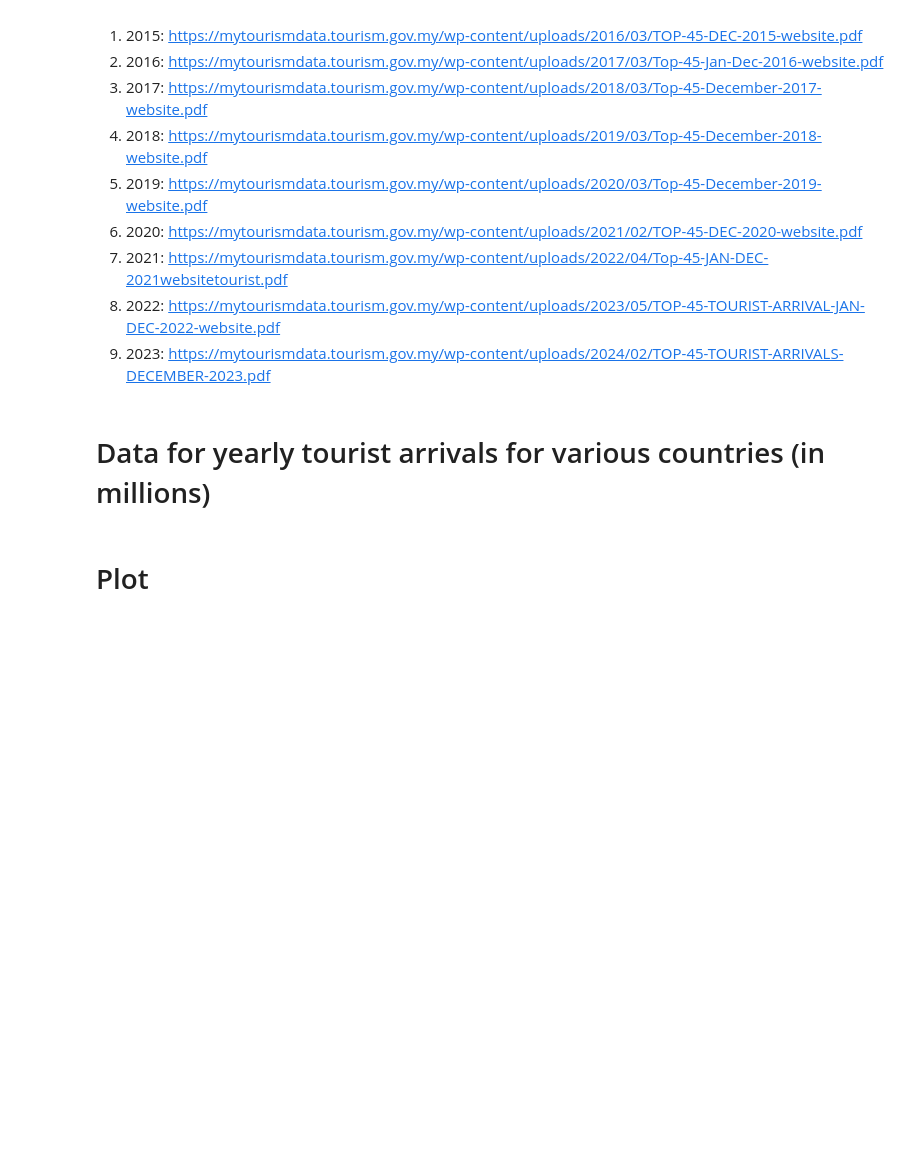
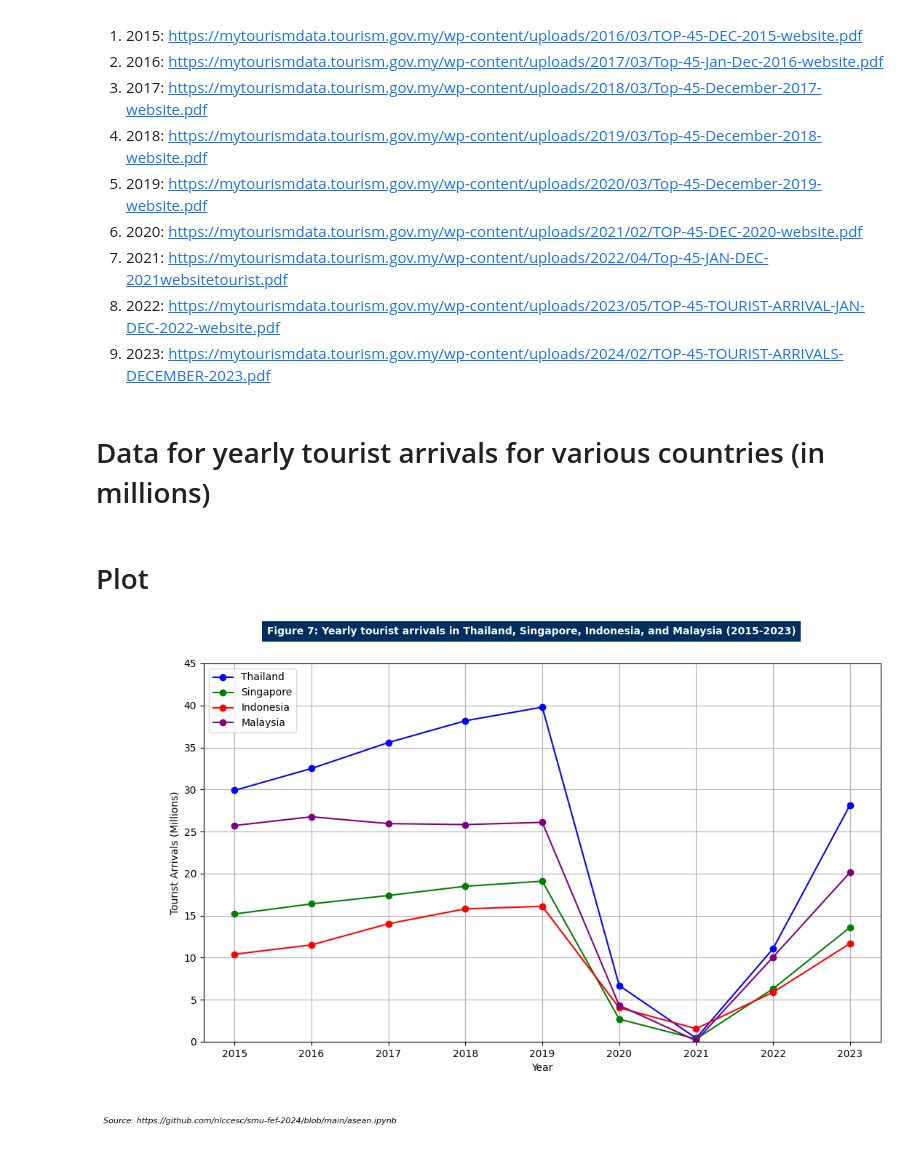
Before and after one commit to nlccesc/smu-fef-2024, a Jupyter notebook: asean.ipynb, the cells around one changed output. Saved outputs shown, nothing was run; the diff lists cells and outputs as text; code cells hidden in the pictures; blank space fills up the shorter version.

```diff
--- a/asean.ipynb
+++ b/asean.ipynb
@@ -33,31 +33,33 @@ malaysia_arrivals = np.array([25.72, 26.76, 25.95, 25.83, 26.10, 4.33, 0.135, 10
 # %%
 fig = plt.figure(figsize=(12, 8))
 ax = fig.add_subplot(111)
 
 # Country data
 ax.plot(years, thailand_arrivals, color='blue', marker='o', linestyle='-', label='Thailand')
 ax.plot(years, singapore_arrivals, color='green', marker='o', linestyle='-', label='Singapore')
 ax.plot(years, indonesia_arrivals, color='red', marker='o', linestyle='-', label='Indonesia')
 ax.plot(years, malaysia_arrivals, color='purple', marker='o', linestyle='-', label='Malaysia')
 
 # titles and labels
 ax.set_xlabel('Year')
 ax.set_ylabel('Tourist Arrivals (Millions)')
 ax.set_xticks(years)
 ax.set_ylim(0, 45)
 ax.grid(True)
 
 # Legend
 ax.legend(loc='upper left')
 
 # Caption
 fig.text(0.5, 0.85, 'Figure 7: Yearly tourist arrivals in Thailand, Singapore, Indonesia, and Malaysia (2015-2023)',
          ha='center', fontsize=10, fontweight='bold', color='white', backgroundcolor='#002f5f',
          bbox=dict(facecolor='#002f5f', edgecolor='none', pad=5))
 
 # Source on bottom left
-fig.text(0.01, 0.01, 'Source: https://jupyter.org/try-jupyter/lab/index.html?path=notebooks%2Fasean.ipynb',
+fig.text(0.01, 0.01, 'Source: https://github.com/nlccesc/smu-fef-2024/blob/main/asean.ipynb',
          fontsize=8, fontstyle='italic')
 
 plt.subplots_adjust(top=0.8, bottom=0.15)
 plt.show()
+# %% [output]
+[figure, added]
```
Also changed, not shown: 7 other files.
